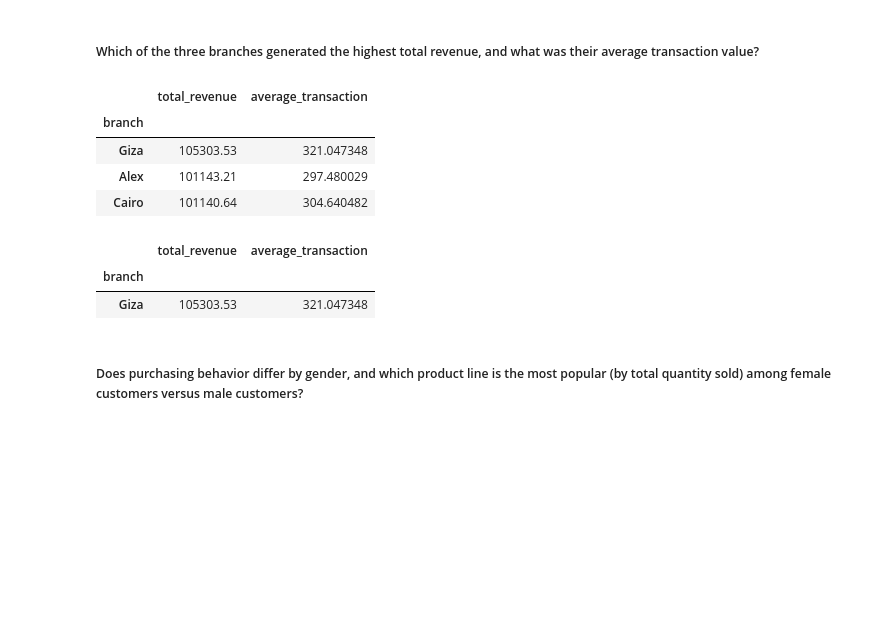
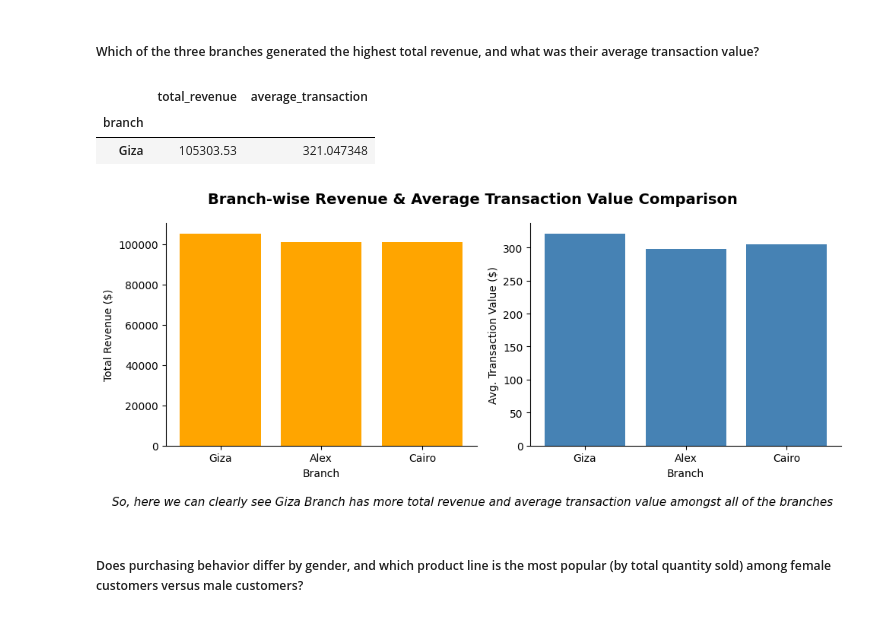
Before and after one commit to Kunal-singh-99/SuperMarket-Analysis, a Jupyter notebook: Analysis.ipynb, the cells around one changed output. Cells and saved outputs as stored; diff of their text form; code cells hidden in the pictures; blank space fills up the shorter version.

```diff
--- a/Analysis.ipynb
+++ b/Analysis.ipynb
@@ -167,16 +168,10 @@ Is there a relationship between the product line and the average customer satisf
 # %% [markdown]
 ##### Which of the three branches generated the highest total revenue, and what was their average transaction value?
 # %%
-df.groupby('branch').agg(
+result=df.groupby('branch').agg(
     total_revenue=('revenue','sum'),
     average_transaction=('revenue','mean')
 ).sort_values(by='total_revenue',ascending=False)
-# %% [output]
-|  | total_revenue | average_transaction |
-| branch |  |  |
-| Giza | 105303.53 | 321.047348 |
-| Alex | 101143.21 | 297.480029 |
-| Cairo | 101140.64 | 304.640482 |
 # %%
 df.groupby('branch').agg(
     total_revenue=('revenue','sum'),
@@ -186,6 +181,43 @@ df.groupby('branch').agg(
 |  | total_revenue | average_transaction |
 | branch |  |  |
 | Giza | 105303.53 | 321.047348 |
+# %%
+plt.figure(figsize=(10,4))
+
+plt.subplot(1,2,1)
+
+plt.bar(result.index,result['total_revenue'],color='orange')
+plt.xlabel("Branch")
+plt.ylabel("Total Revenue ($)")
+
+ax1=plt.gca()
+ax1.spines['right'].set_visible(False)
+ax1.spines['top'].set_visible(False)
+
+
+plt.subplot(1,2,2)
+
+plt.bar(result.index,result['average_transaction'],color='steelblue')
+plt.xlabel("Branch")
+plt.ylabel("Avg. Transaction Value ($)")
+
+ax2=plt.gca()
+ax2.spines['right'].set_visible(False)
+ax2.spines['top'].set_visible(False)
+
+
+
+plt.figtext(0.5, -0.05,
+            'So, here we can clearly see Giza Branch has more total revenue '
+            'and average transaction value amongst all of the branches',
+            ha='center', fontsize=11, fontstyle='italic', color='black')
+
+plt.suptitle("Branch-wise Revenue & Average Transaction Value Comparison", fontsize=14, fontweight='bold')
+
+plt.tight_layout()
+plt.show()
+# %% [output]
+[figure, added]
 # %% [markdown]
 ##### Does purchasing behavior differ by gender, and which product line is the most popular (by total quantity sold) among female customers versus male customers?
 # %%
```
Also changed, not shown: parts of 29 cells of this notebook.
